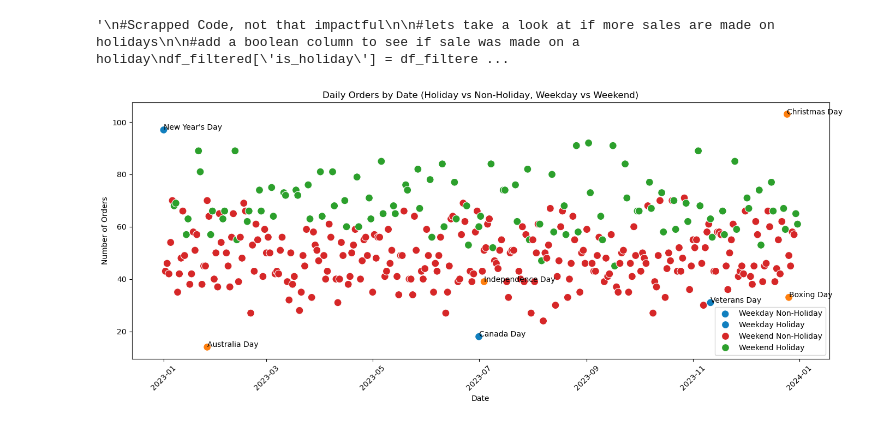
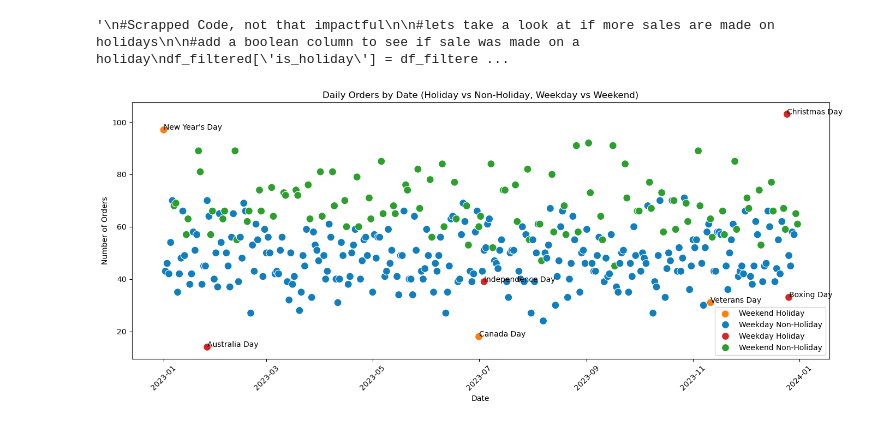
Before and after one commit to nikhilgarg614/ISDA140CoffeeSalesProject, a Jupyter notebook: FinalProjectISDA140_Gabriel-Nikill.ipynb, the cells around one changed output. Drawn from its saved outputs; the diff is of its cells as text; code cells hidden in the pictures.

Commit message:
Finally Merged the projects and fixed the time-series scatterplot to have the correct colors for the different day types. The scatterplot now uses a defined color palette to ensure that each day type is represented by a specific color, making it easier to distinguish between them visually.

```diff
--- a/FinalProjectISDA140_Gabriel-Nikill.ipynb
+++ b/FinalProjectISDA140_Gabriel-Nikill.ipynb
@@ -427,34 +427,58 @@ plt.show()
 #extract the day
 
 df_filtered['date'] = pd.to_datetime(df_filtered['timestamp']).dt.date
 df_filtered['is_holiday'] = df_filtered['holiday_name'] != "None"
 df_filtered['is_weekend'] = pd.to_datetime(df_filtered['timestamp']).dt.dayofweek >= 5  #calculate if a given day is a weekend
 
 #need to create a column to color for hue parameter
 df_filtered['day_type'] = (df_filtered['is_weekend'].map({True: 'weekend_', False: 'weekday_'})) + (df_filtered['is_holiday'].map({True: 'holiday', False: 'non_holiday'}))
 
 #new df that counts all orders in a given day
 daily_orders = (
     df_filtered
         .groupby(['date', 'day_type', 'holiday_name']) #take the holiday name to use later
         .size()
         .reset_index(name='orders')
 )
 
+#fixing the colors of the graph
+hue_order = ['weekday_non_holiday', 'weekday_holiday', 'weekend_non_holiday', 'weekend_holiday']
+palette = {
+    'weekday_non_holiday': '#117fbe',  # blue
+    'weekday_holiday': '#d62728',      # red
+    'weekend_non_holiday': '#2ca02c',  # green
+    'weekend_holiday': '#ff7f0e'       # orange
+}
+
+
 plt.figure(figsize=(14, 6))
-sns.scatterplot(data=daily_orders, x='date', y='orders', hue='day_type', s=100,
-                palette=['#117fbe', '#d62728', '#2ca02c', '#ff7f0e'])  # blue, red, green, orange
+sns.scatterplot(
+    data=daily_orders,
+    x='date',
+    y='orders',
+    hue='day_type',
+    hue_order=hue_order,
+    palette=palette,
+    s=100
+)
 plt.xlabel('Date')
 plt.ylabel('Number of Orders')
 plt.title('Daily Orders by Date (Holiday vs Non-Holiday, Weekday vs Weekend)')
-plt.legend(labels=['Weekday Non-Holiday', 'Weekday Holiday', 'Weekend Non-Holiday', 'Weekend Holiday'])
+plt.legend(
+    labels=[
+        'Weekend Holiday',
+        'Weekday Non-Holiday',
+        'Weekday Holiday',
+        'Weekend Non-Holiday'
+    ]
+)
 plt.xticks(rotation=45)
 
 # add labels for holidays only
 for index, row in daily_orders[daily_orders['holiday_name'] != 'None'].iterrows():
     plt.text(row['date'], row['orders'], row['holiday_name'])
 
 plt.tight_layout()
 plt.show()
 # %% [output]
-[figure, old version]
+[figure, new version]
```
